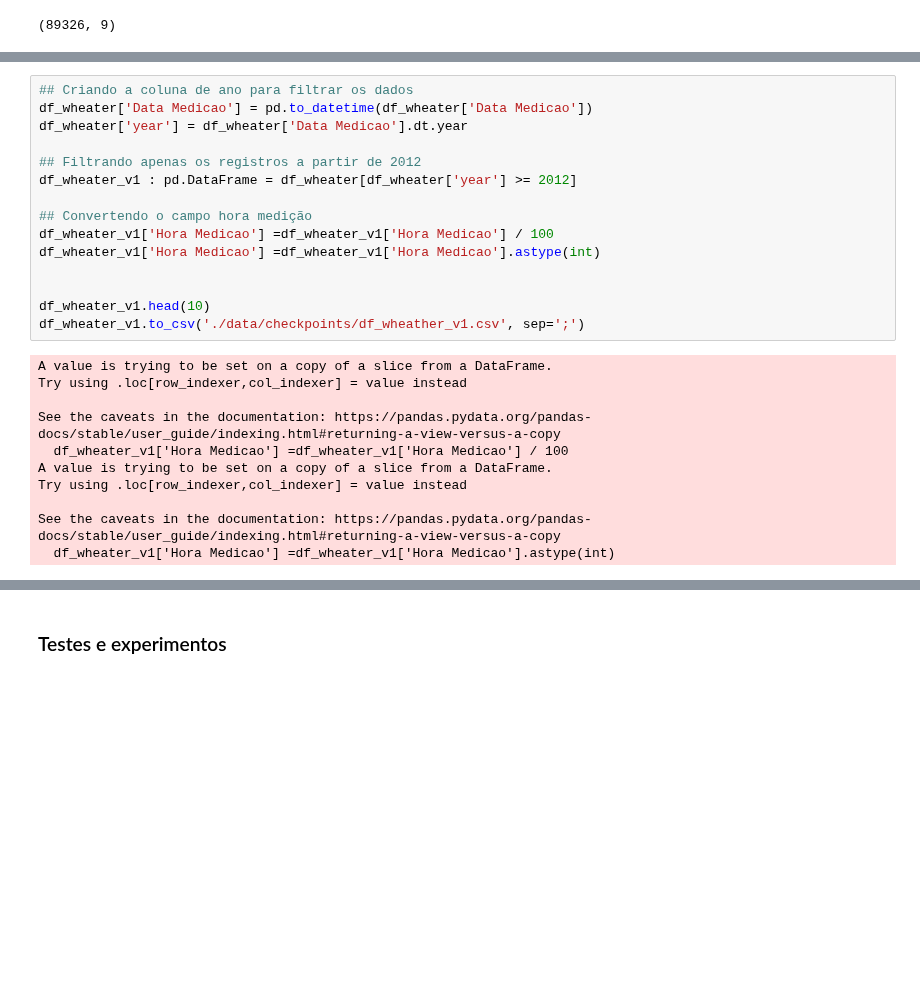
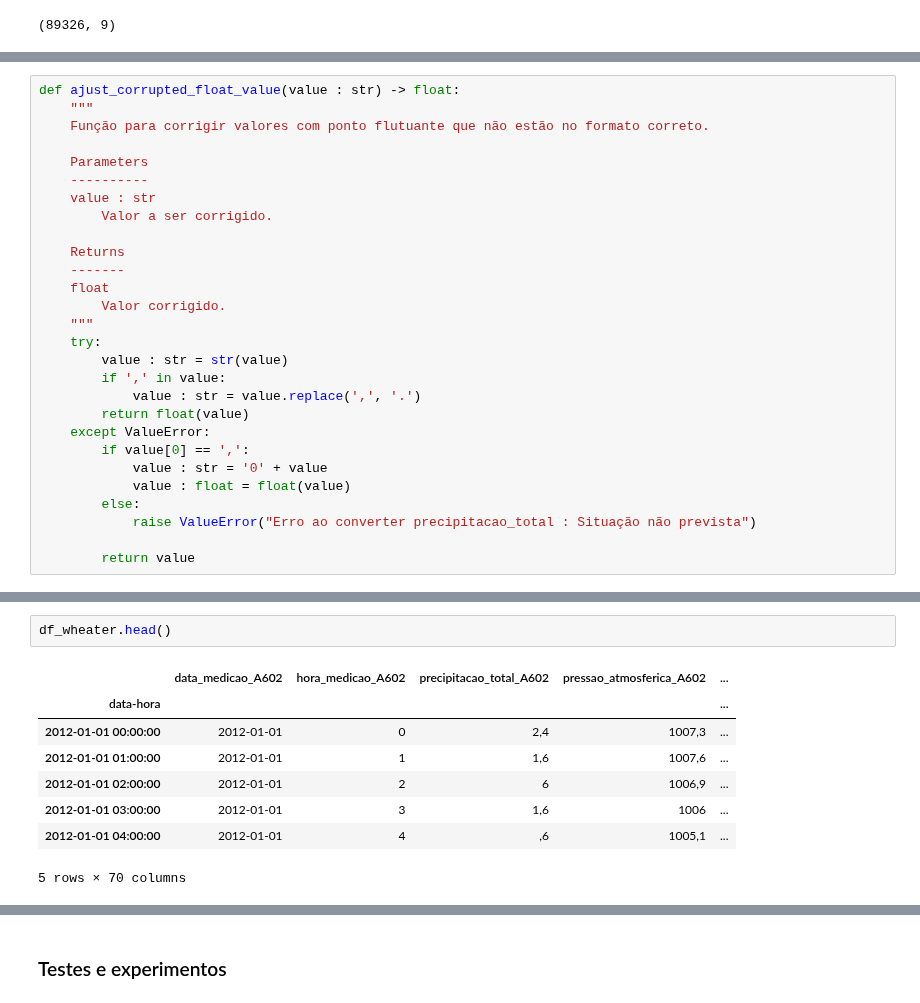
Before and after one commit to Alorencatto/tcc, a Jupyter notebook: data-prep-1.ipynb, the cells around one changed output, grey strips where cells are left out. Saved outputs shown, nothing was run; the diff lists cells and outputs as text; blank space fills up the shorter version.

```diff
--- a/data-prep-1.ipynb
+++ b/data-prep-1.ipynb
@@ -115 +128,29 @@ Estações escolhidas : A740, A714, A739, A768, F501, A506 , A713 , A602
+# %%
+def ajust_corrupted_float_value(value : str) -> float:
+    """
+    Função para corrigir valores com ponto flutuante que não estão no formato correto.
+
+    Parameters
+    ----------
+    value : str
+        Valor a ser corrigido.
+
+    Returns
+    -------
+    float
+        Valor corrigido.
+    """
+    try:
+        value : str = str(value)
+        if ',' in value:
+            value : str = value.replace(',', '.')
+        return float(value)
+    except ValueError:
+        if value[0] == ',':
+            value : str = '0' + value
+            value : float = float(value)
+        else:
+            raise ValueError("Erro ao converter precipitacao_total : Situação não prevista")
+
+        return value
 # %%
@@ -189,26 +253,11 @@ F501
-# %%
-## Criando a coluna de ano para filtrar os dados
-df_wheater['Data Medicao'] = pd.to_datetime(df_wheater['Data Medicao'])
-df_wheater['year'] = df_wheater['Data Medicao'].dt.year
-
-## Filtrando apenas os registros a partir de 2012
-df_wheater_v1 : pd.DataFrame = df_wheater[df_wheater['year'] >= 2012]
-
-## Convertendo o campo hora medição
-df_wheater_v1['Hora Medicao'] =df_wheater_v1['Hora Medicao'] / 100
-df_wheater_v1['Hora Medicao'] =df_wheater_v1['Hora Medicao'].astype(int)
-
-
-df_wheater_v1.head(10)
-df_wheater_v1.to_csv('./data/checkpoints/df_wheather_v1.csv', sep=';')
-# %% [output]
-A value is trying to be set on a copy of a slice from a DataFrame.
-Try using .loc[row_indexer,col_indexer] = value instead
-
-See the caveats in the documentation: https://pandas.pydata.org/pandas-docs/stable/user_guide/indexing.html#returning-a-view-versus-a-copy
-  df_wheater_v1['Hora Medicao'] =df_wheater_v1['Hora Medicao'] / 100
-A value is trying to be set on a copy of a slice from a DataFrame.
-Try using .loc[row_indexer,col_indexer] = value instead
-
-See the caveats in the documentation: https://pandas.pydata.org/pandas-docs/stable/user_guide/indexing.html#returning-a-view-versus-a-copy
-  df_wheater_v1['Hora Medicao'] =df_wheater_v1['Hora Medicao'].astype(int)
+# %%
+df_wheater.head()
+# %% [output]
+|  | data_medicao_A602 | hora_medicao_A602 | precipitacao_total_A602 | pressao_atmosferica_A602 | ... |
+| data-hora |  |  |  |  | ... |
+| 2012-01-01 00:00:00 | 2012-01-01 | 0 | 2,4 | 1007,3 | ... |
+| 2012-01-01 01:00:00 | 2012-01-01 | 1 | 1,6 | 1007,6 | ... |
+| 2012-01-01 02:00:00 | 2012-01-01 | 2 | 6 | 1006,9 | ... |
+| 2012-01-01 03:00:00 | 2012-01-01 | 3 | 1,6 | 1006 | ... |
+| 2012-01-01 04:00:00 | 2012-01-01 | 4 | ,6 | 1005,1 | ... |
+5 rows × 70 columns
```
Also changed, not shown: parts of 6 cells of this notebook, 5 other files.
